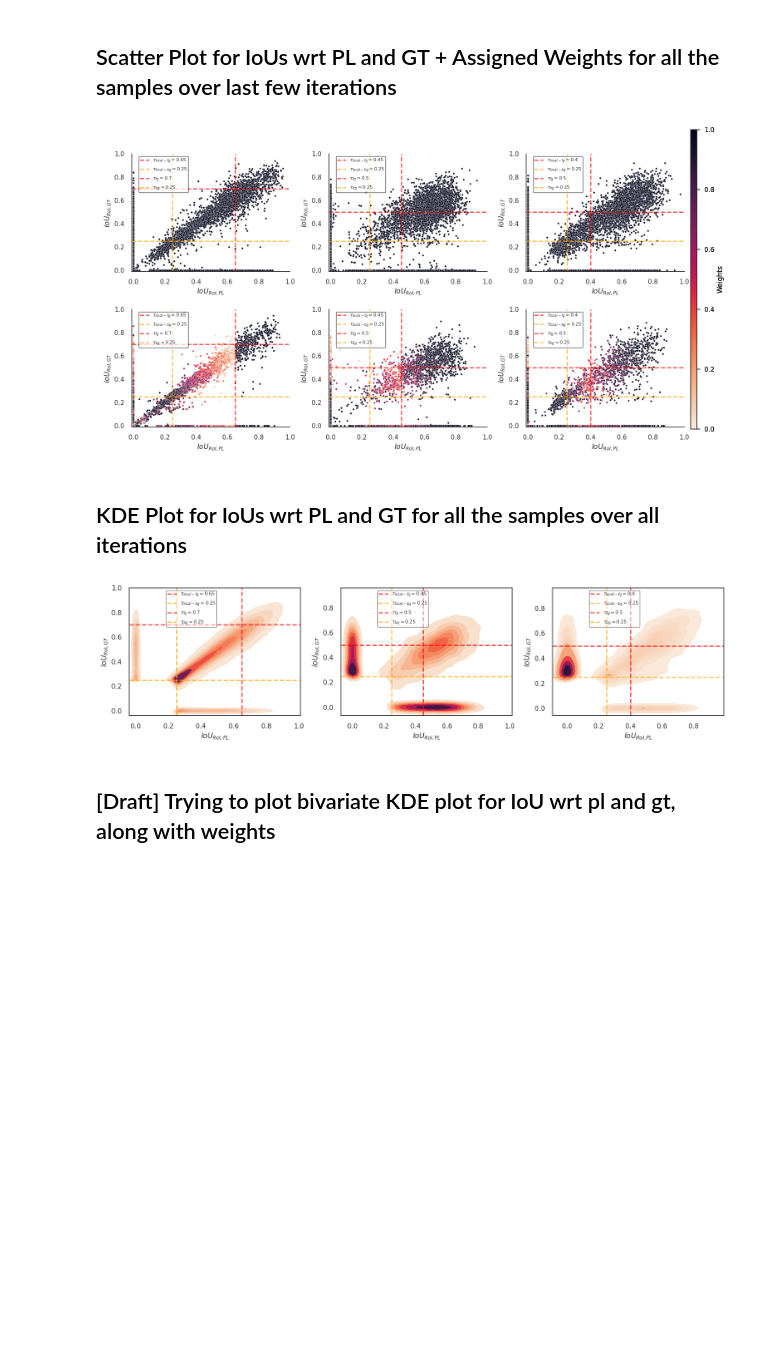
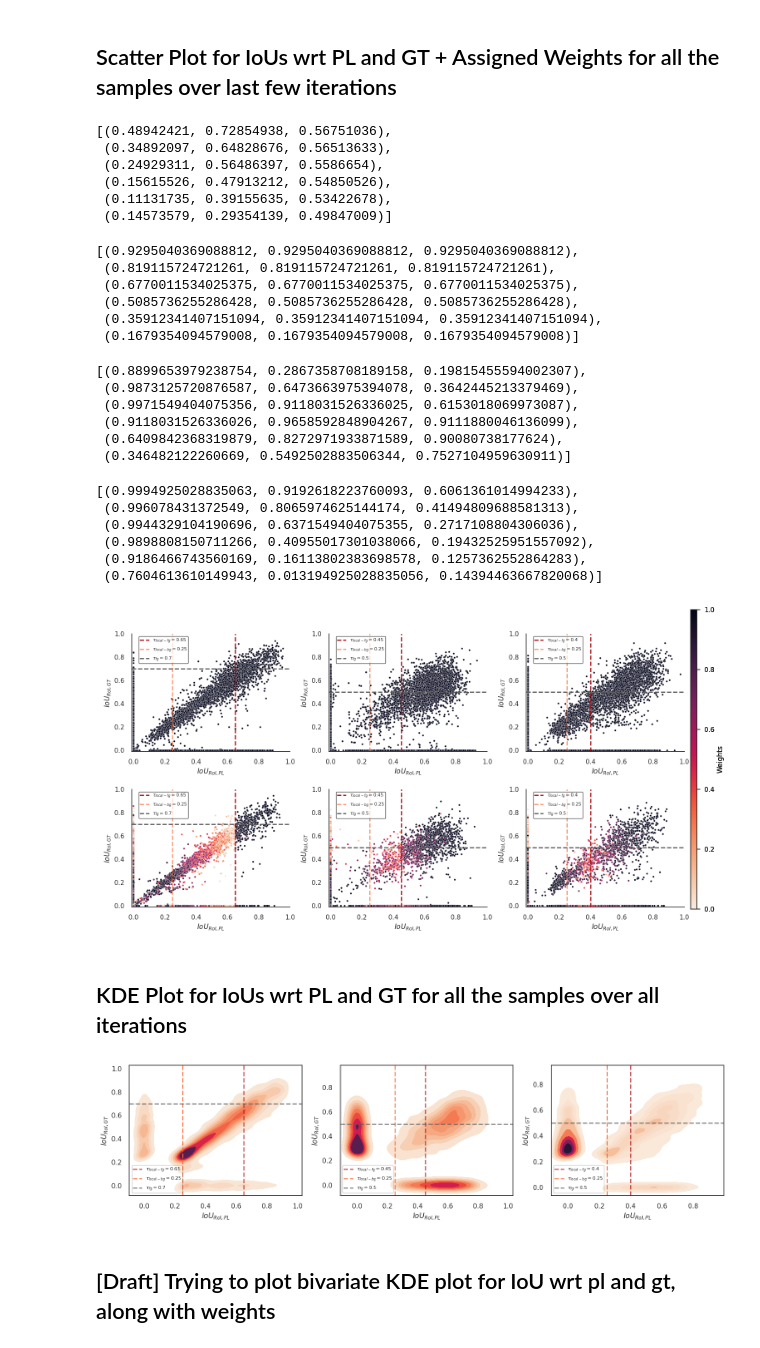
Before and after one commit to shashankag14/OpenPCDet, a Jupyter notebook: tools/tb_metrics.ipynb, the cells around one changed output. Cells and saved outputs as stored; diff of their text form; code cells hidden in the pictures; blank space fills up the shorter version.

Commit message:
DA-35 Color changes in vline and removed hline

```diff
--- a/tools/tb_metrics.ipynb
+++ b/tools/tb_metrics.ipynb
@@ -482,6 +498,43 @@ plt.show()
 [figure]
 # %% [markdown]
 ## Scatter Plot for IoUs wrt PL and GT + Assigned Weights for all the samples over last few iterations
+# %%
+sns.color_palette("crest")
+# %% [output]
+[(0.48942421, 0.72854938, 0.56751036),
+ (0.34892097, 0.64828676, 0.56513633),
+ (0.24929311, 0.56486397, 0.5586654),
+ (0.15615526, 0.47913212, 0.54850526),
+ (0.11131735, 0.39155635, 0.53422678),
+ (0.14573579, 0.29354139, 0.49847009)]
+# %%
+sns.color_palette("Greys")
+# %% [output]
+[(0.9295040369088812, 0.9295040369088812, 0.9295040369088812),
+ (0.819115724721261, 0.819115724721261, 0.819115724721261),
+ (0.6770011534025375, 0.6770011534025375, 0.6770011534025375),
+ (0.5085736255286428, 0.5085736255286428, 0.5085736255286428),
+ (0.35912341407151094, 0.35912341407151094, 0.35912341407151094),
+ (0.1679354094579008, 0.1679354094579008, 0.1679354094579008)]
+# %%
+sns.color_palette("RdYlBu")
+# %% [output]
+[(0.8899653979238754, 0.2867358708189158, 0.19815455594002307),
+ (0.9873125720876587, 0.6473663975394078, 0.3642445213379469),
+ (0.9971549404075356, 0.9118031526336025, 0.6153018069973087),
+ (0.9118031526336026, 0.9658592848904267, 0.9111880046136099),
+ (0.6409842368319879, 0.8272971933871589, 0.90080738177624),
+ (0.346482122260669, 0.5492502883506344, 0.7527104959630911)]
+# %%
+
+sns.color_palette("YlOrRd")
+# %% [output]
+[(0.9994925028835063, 0.9192618223760093, 0.6061361014994233),
+ (0.996078431372549, 0.8065974625144174, 0.41494809688581313),
+ (0.9944329104190696, 0.6371549404075355, 0.2717108804306036),
+ (0.9898808150711266, 0.40955017301038066, 0.19432525951557092),
+ (0.9186466743560169, 0.16113802383698578, 0.1257362552864283),
+ (0.7604613610149943, 0.013194925028835056, 0.14394463667820068)]
 # %%
 import matplotlib.gridspec as gridspec
 
@@ -583,10 +636,11 @@ def get_joint_plot(df, class_name, fig_title="Default", plot_type="joint", epoch
             g = sns.jointplot(data=valid_df, x="iou_roi_pl", y="iou_roi_gt", hue='weights', xlim=-0.01, ylim=-0.01, legend=False, palette="rocket_r", s=10)
         g.set_axis_labels('$IoU_{RoI,PL}$', '$IoU_{RoI,GT}$', fontsize=12)
 
-        plt.axvline(x=pl_thresh['FG'][class_name], ymin=0, ymax=1, linestyle='--', color='red', label="$\\tau_{local-fg}=var$".replace('var', str(pl_thresh['FG'][class_name])), alpha = 0.7, lw=2)
-        plt.axvline(x=pl_thresh['BG'], ymin=0, ymax=1, linestyle='--', color='orange', label="$\\tau_{local-bg}=var$".replace('var', str(pl_thresh['BG'])), alpha = 0.7, lw=2)
-        plt.axhline(y=gt_thresh['FG'][class_name], xmin=0, xmax=1, linestyle='--', color='red', label="$\\tau_{fg}=var$".replace('var', str(gt_thresh['FG'][class_name])), alpha = 0.7, lw=2)
-        plt.axhline(y=gt_thresh['BG'], xmin=0, xmax=1, linestyle='--', color='orange', label="$\\tau_{bg}=var$".replace('var', str(gt_thresh['BG'])), alpha = 0.7, lw=2)
+
+        plt.axvline(x=pl_thresh['FG'][class_name], ymin=0, ymax=1, linestyle='--', color=sns.color_palette("Reds")[-1], label="$\\tau_{local-fg}=var$".replace('var', str(pl_thresh['FG'][class_name])), lw=2)
+        plt.axvline(x=pl_thresh['BG'], ymin=0, ymax=1, linestyle='--', color=sns.color_palette('YlOrRd')[-3], label="$\\tau_{local-bg}=var$".replace('var', str(pl_thresh['BG'])), alpha = 0.7, lw=2)
+        plt.axhline(y=gt_thresh['FG'][class_name], xmin=0, xmax=1, linestyle='--', color=sns.color_palette("Greys")[-2], label="$\\tau_{fg}=var$".replace('var', str(gt_thresh['FG'][class_name])), lw=2)
+        # plt.axhline(y=gt_thresh['BG'], xmin=0, xmax=1, linestyle='--', color='orange', label="$\\tau_{bg}=var$".replace('var', str(gt_thresh['BG'])), alpha = 0.7, lw=2)
 
         legend = plt.legend(bbox_to_anchor=(0.2, 1), frameon=True, fontsize=8, loc='upper center', borderpad=0.2, framealpha = 0.7) #'lower left'
         frame = legend.get_frame()
@@ -601,6 +655,7 @@ def get_joint_plot(df, class_name, fig_title="Default", plot_type="joint", epoch
         points = plt.scatter([], [], c=[], vmin=0, vmax=1, cmap=cmap)
         # Draw the colorbar
         g.fig.colorbar(points, cax=cax).set_label("Weights")
+        # plt.show()
     return g
 
 car_plot_before = get_joint_plot(baseline_df, 'Car', "Before", epoch_num=0.50)
@@ -630,7 +685,7 @@ gs.tight_layout(fig)
 fig.savefig(fname="ious_weights.png", transparent=False, bbox_inches='tight')
 plt.show()
 # %% [output]
-[figure, old version]
+[figure, new version]
 # %% [markdown]
 ## KDE Plot for IoUs wrt PL and GT for all the samples over all iterations
 # %%
@@ -640,43 +695,43 @@ def get_kde_plot(df, class_name, ax, epoch_num=10):
     gt_thresh = {'FG':{'Car': 0.70, 'Pedestrian': 0.50, 'Cyclist': 0.50}, 'BG': 0.25}
 
     class_num = class_to_num[class_name]
     class_mask = (torch.Tensor(df['class_labels'])).int() == class_num
     start_iter = (1439-(24*epoch_num)) if epoch_num != None else 0
 
     epoch_mask = torch.Tensor(df['iteration']).int() > start_iter
     ignore_bg_mask = ~((torch.Tensor(df['iou_roi_pl']) < pl_thresh['BG']) & (torch.Tensor(df['iou_roi_gt']) < gt_thresh['BG']))
     valid_mask = class_mask & epoch_mask & ignore_bg_mask
 
     valid_df = pd.DataFrame({'iou_roi_pl': torch.Tensor(df['iou_roi_pl'])[valid_mask],
                             'iou_roi_gt': torch.Tensor(df['iou_roi_gt'])[valid_mask],
                             'weights': torch.Tensor(df['weights'])[valid_mask],
                             'pred_scores': torch.Tensor(df['pred_scores'])[valid_mask],
                             'class_labels': torch.Tensor(df['class_labels'])[valid_mask]})
     valid_df['class_labels'] = valid_df['class_labels'].map({1:'Car', 2:'Pedestrian', 3:'Cyclist'})
 
     sns.kdeplot(x=valid_df.iou_roi_pl, y=valid_df.iou_roi_gt, cmap=cmap, palette="rocket_r", shade=True, bw_adjust=.5, ax=ax)
-    ax.axvline(x=pl_thresh['FG'][class_name], ymin=0, ymax=1, linestyle='--', color='red', label="$\\tau_{local-fg}=var$".replace('var', str(pl_thresh['FG'][class_name])), alpha = 0.7, lw=2)
-    ax.axvline(x=pl_thresh['BG'], ymin=0, ymax=1, linestyle='--', color='orange', label="$\\tau_{local-bg}=var$".replace('var', str(pl_thresh['BG'])), alpha = 0.7, lw=2)
-    ax.axhline(y=gt_thresh['FG'][class_name], xmin=0, xmax=1, linestyle='--', color='red', label="$\\tau_{fg}=var$".replace('var', str(gt_thresh['FG'][class_name])), alpha = 0.7, lw=2)
-    ax.axhline(y=gt_thresh['BG'], xmin=0, xmax=1, linestyle='--', color='orange', label="$\\tau_{bg}=var$".replace('var', str(gt_thresh['BG'])), alpha = 0.7, lw=2)
+    ax.axvline(x=pl_thresh['FG'][class_name], ymin=0, ymax=1, linestyle='--', color=sns.color_palette("Reds")[-1], label="$\\tau_{local-fg}=var$".replace('var', str(pl_thresh['FG'][class_name])), alpha = 0.7, lw=2)
+    ax.axvline(x=pl_thresh['BG'], ymin=0, ymax=1, linestyle='--', color=sns.color_palette('YlOrRd')[-3], label="$\\tau_{local-bg}=var$".replace('var', str(pl_thresh['BG'])), alpha = 0.7, lw=2)
+    ax.axhline(y=gt_thresh['FG'][class_name], xmin=0, xmax=1, linestyle='--', color=sns.color_palette("Greys")[-2], label="$\\tau_{fg}=var$".replace('var', str(gt_thresh['FG'][class_name])), alpha = 0.7, lw=2)
+    # ax.axhline(y=gt_thresh['BG'], xmin=0, xmax=1, linestyle='--', color='orange', label="$\\tau_{bg}=var$".replace('var', str(gt_thresh['BG'])), alpha = 0.7, lw=2)
     ax.set_xlabel('$IoU_{RoI,PL}$', fontsize=12)
     ax.set_ylabel('$IoU_{RoI,GT}$', fontsize=12)
-    legend = ax.legend(bbox_to_anchor=(0.2, 1), frameon=True, fontsize=8, loc='upper left', borderpad=0.2, framealpha = 0.5)
+    legend = ax.legend(frameon=True, fontsize=8, loc='lower left', borderpad=0.2, framealpha = 0.2)
     frame = legend.get_frame()
     frame.set_color('white')
     frame.set_edgecolor('black')
 
 fig, axes = plt.subplots(1, 3, figsize=(15, 4))
 
-get_kde_plot(df, 'Car', epoch_num=None, ax=axes[0])
-get_kde_plot(df, 'Pedestrian', epoch_num=None, ax=axes[1])
-get_kde_plot(df, 'Cyclist', epoch_num=None, ax=axes[2])
+get_kde_plot(df, 'Car', epoch_num=0.5, ax=axes[0])
+get_kde_plot(df, 'Pedestrian', epoch_num=14, ax=axes[1])
+get_kde_plot(df, 'Cyclist', epoch_num=24, ax=axes[2])
 
 fig.tight_layout()
-fig.savefig(fname="ious_kde.png", transparent=False, bbox_inches='tight')
+fig.savefig(fname="ious_kde.pdf", transparent=False, bbox_inches='tight')
 plt.show()
 # %% [output]
-[figure, old version]
+[figure, new version]
 # %% [markdown]
 ## [Draft] Trying to plot bivariate KDE plot for IoU wrt pl and gt, along with weights
 # %%
```
Also changed, not shown: parts of 2 cells of this notebook.
